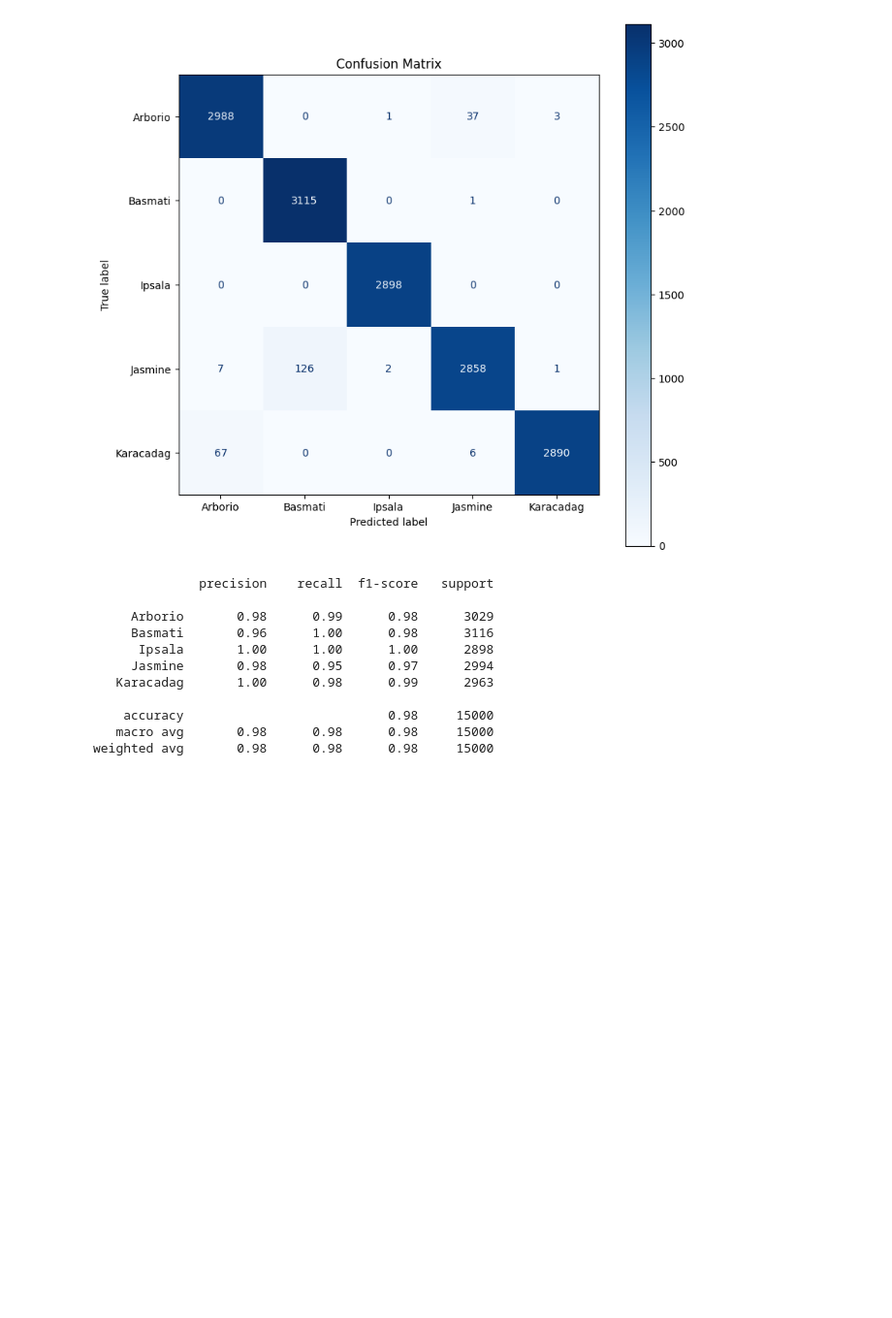
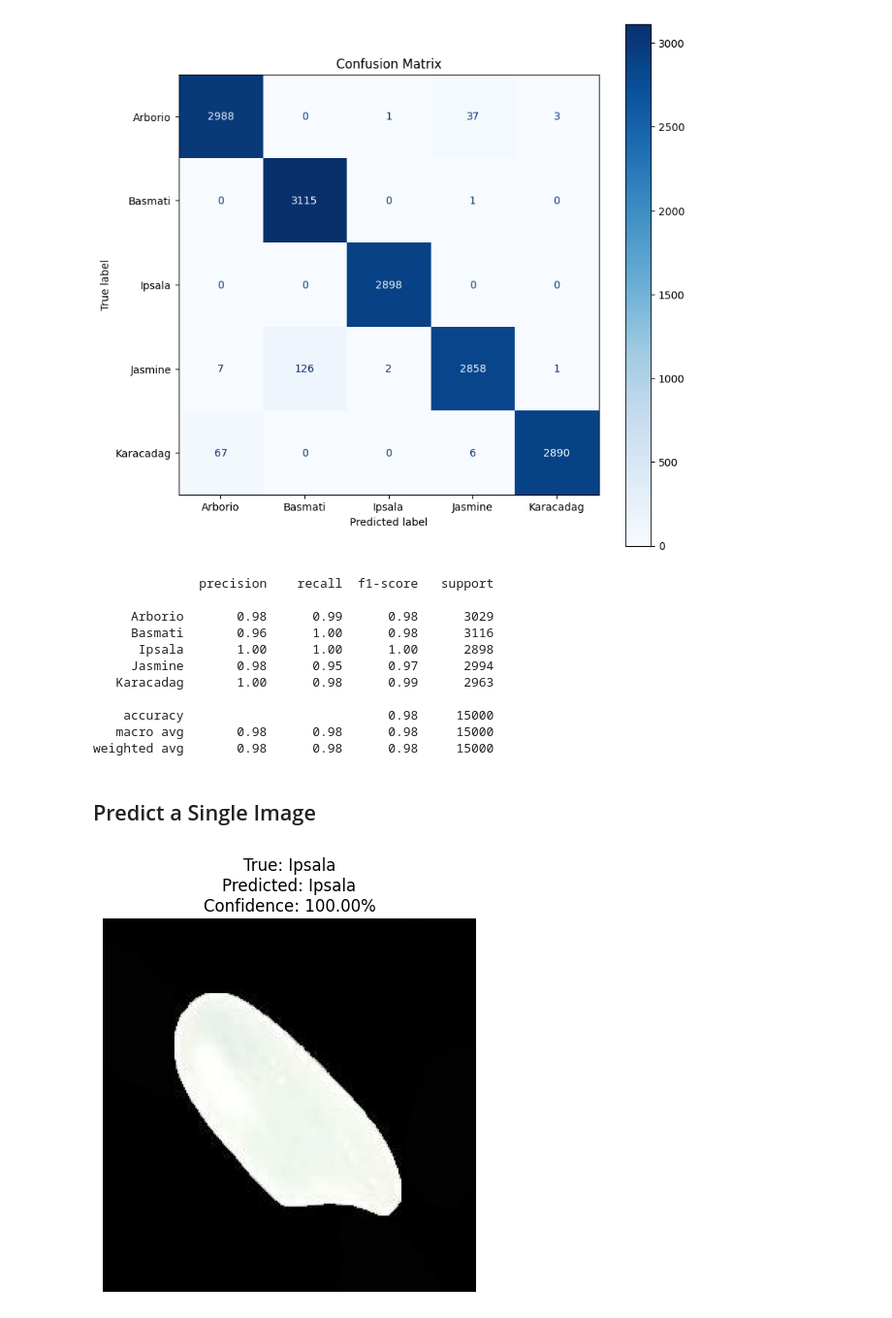
Before and after one commit to kosar-am/rice-classification-cnn, a Jupyter notebook: 02_tensorflow_cnn.ipynb, the cells around one changed output. Shown at 97% size. Saved outputs shown, nothing was run; the diff lists cells and outputs as text; code cells hidden in the pictures; blank space fills up the shorter version.

```diff
--- a/02_tensorflow_cnn.ipynb
+++ b/02_tensorflow_cnn.ipynb
@@ -652,3 +652,11 @@ print(
     accuracy                           0.98     15000
    macro avg       0.98      0.98      0.98     15000
 weighted avg       0.98      0.98      0.98     15000
+# %% [markdown]
+## Predict a Single Image
+# %%
+# Get one batch from the validation dataset
+
+for images, labels in normalized_validation_dataset.take(1):
+    sample_image = images[0]
+    true_label = labels[0]
@@ -654,0 +680,17 @@ weighted avg       0.98      0.98      0.98     15000
+# %%
+# Display the image and prediction result
+
+plt.figure(figsize=(5, 5))
+
+plt.imshow(sample_image.numpy())
+
+plt.title(
+    f"True: {class_names[true_label]}\n"
+    f"Predicted: {class_names[predicted_class_index]}\n"
+    f"Confidence: {confidence * 100:.2f}%"
+)
+
+plt.axis("off")
+plt.show()
+# %% [output]
+[figure, added]
```
Also changed, not shown: parts of 4 cells of this notebook.
